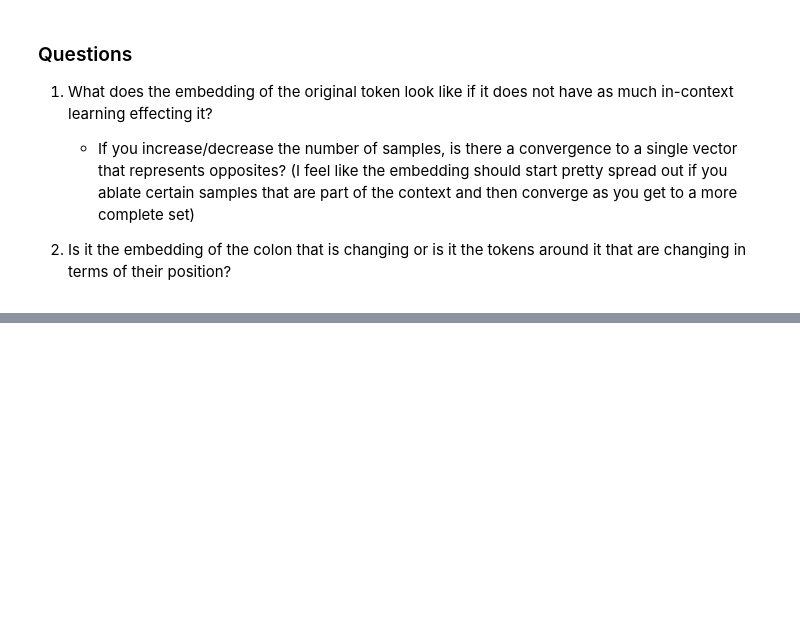
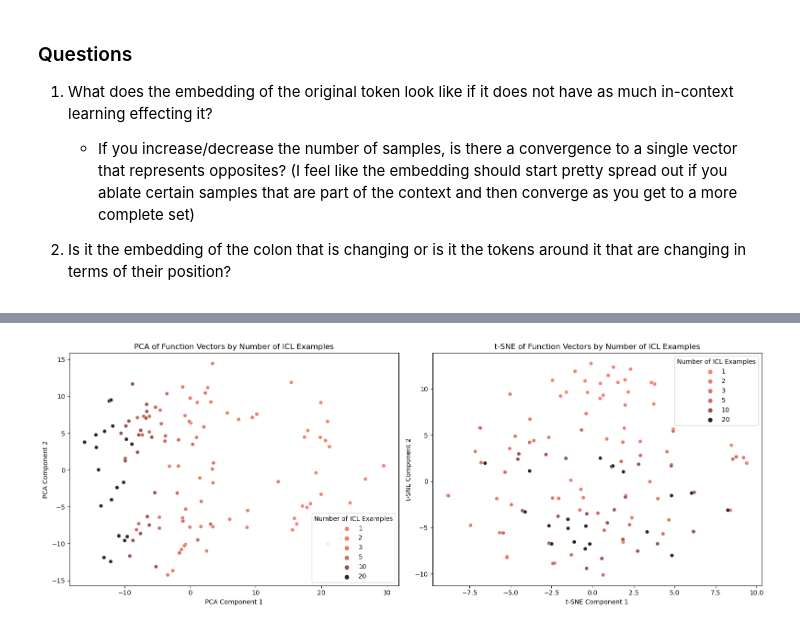
Before and after one commit to JKeane4210/function_vectors, a Jupyter notebook: notebooks/unpacking_fvs.ipynb, the cells around one changed output, grey strips where cells are left out. Drawn from its saved outputs; the diff is of its cells as text; code cells hidden in the pictures; blank space fills up the shorter version.

Commit message:
analyzing the spread/convergence of function vectors

```diff
--- a/notebooks/unpacking_fvs.ipynb
+++ b/notebooks/unpacking_fvs.ipynb
@@ -330,0 +338,66 @@ GPT-J+FV: 'The word "yin" means "yang." The word "yin" means'
+# %%
+n_icl_samples = [1, 2, 3, 5, 10, 20]
+N_TRIALS_PER_SAMPLE = 20
+
+fvs = []
+for n_icl in tqdm(n_icl_samples):
+    for trial_index in tqdm(range(N_TRIALS_PER_SAMPLE)):
+        mean_activations_n = get_mean_head_activations(dataset, model, model_config, tokenizer, n_icl_examples=n_icl, N_TRIALS=1)
+        FV_n, top_heads_n = compute_universal_function_vector(mean_activations_n, model, model_config, n_top_heads=10)
+        fvs.append({
+            'n_icl': n_icl,
+            'trial_index': trial_index,
+            'FV': FV_n,
+            'top_heads': top_heads_n
+        })
+# %%
+from sklearn.decomposition import PCA
+from sklearn.manifold import TSNE
+import matplotlib.pyplot as plt
+import seaborn as sns
+
+fvs_np = torch.vstack([item['FV'].flatten() for item in fvs]).cpu().detach().numpy()
+
+# PCA
+pca = PCA(n_components=2)
+fvs_pca = pca.fit_transform(fvs_np)
+
+# t-SNE
+tsne = TSNE(n_components=2, random_state=42)
+fvs_tsne = tsne.fit_transform(fvs_np)
+
+# Create subplots
+fig, axes = plt.subplots(1, 2, figsize=(16, 6))
+
+# PCA subplot
+sns.scatterplot(
+    x=fvs_pca[:, 0],
+    y=fvs_pca[:, 1],
+    hue=[item['n_icl'] for item in fvs],
+    palette='dark:salmon_r',
+    legend='full',
+    ax=axes[0]
+)
+axes[0].set_title('PCA of Function Vectors by Number of ICL Examples')
+axes[0].set_xlabel('PCA Component 1')
+axes[0].set_ylabel('PCA Component 2')
+axes[0].legend(title='Number of ICL Examples')
+
+# t-SNE subplot
+sns.scatterplot(
+    x=fvs_tsne[:, 0],
+    y=fvs_tsne[:, 1],
+    hue=[item['n_icl'] for item in fvs],
+    palette='dark:salmon_r',
+    legend='full',
+    ax=axes[1]
+)
+axes[1].set_title('t-SNE of Function Vectors by Number of ICL Examples')
+axes[1].set_xlabel('t-SNE Component 1')
+axes[1].set_ylabel('t-SNE Component 2')
+axes[1].legend(title='Number of ICL Examples')
+
+plt.tight_layout()
+plt.show()
+# %% [output]
+[figure, added]
```
Also changed, not shown: parts of 10 cells of this notebook.
